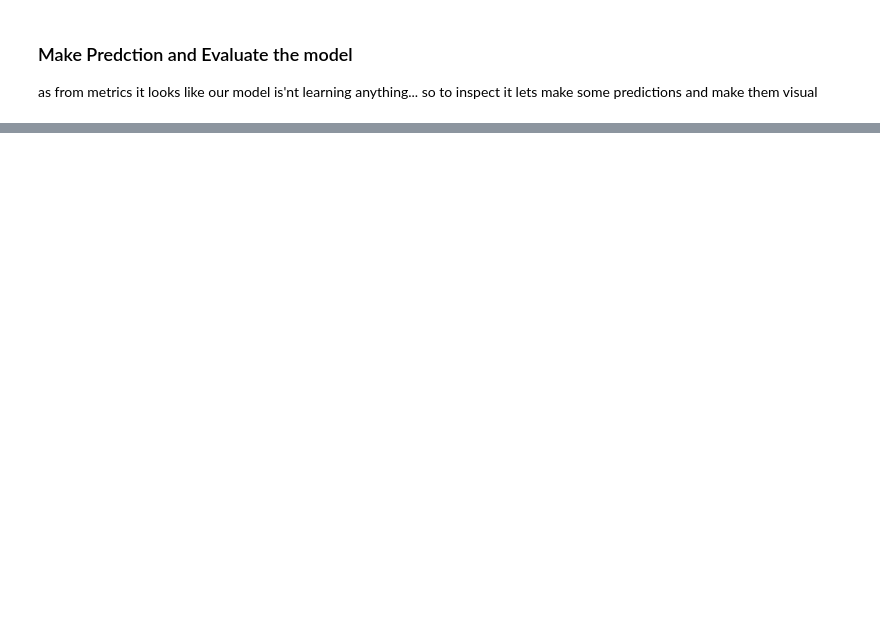
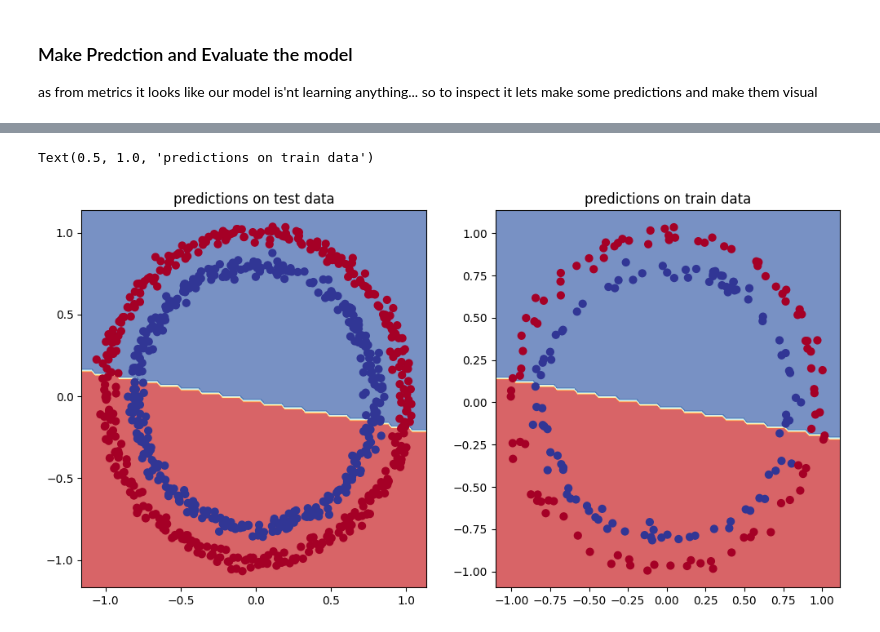
Before and after one commit to Ayushsan1/Pytorch-Implementation-and-Foundation, a Jupyter notebook: 02_NN_classification_with_pytorch.ipynb, the cells around one changed output, grey strips where cells are left out. Cells and saved outputs as stored; diff of their text form; code cells hidden in the pictures; blank space fills up the shorter version.

```diff
--- a/02_NN_classification_with_pytorch.ipynb
+++ b/02_NN_classification_with_pytorch.ipynb
@@ -317,7 +315,7 @@ tensor([1., 1., 1., 1., 1.], device='cuda:0')
 # %%
 torch.manual_seed(42)
 
-epochs =100
+epochs =1000
 X_train, y_train = X_train.to(device), y_train.to(device)
 X_test, y_test = X_test.to(device), y_test.to(device)
 
@@ -329,7 +327,7 @@ def accuracy_fn(y_true, y_pred):
 for epoch in range(epochs):
   model_0.train()
   #Forward Pass
-  y_logits = model_0(X_train).squeeze()
+  y_logits = model_0(X_train.to(device)).squeeze()
   y_pred = torch.round(torch.sigmoid(y_logits)) # sigmoid converts logits in prdction probabbilities
 
   #Calculate the loss
@@ -351,7 +349,7 @@ for epoch in range(epochs):
   model_0.eval()
   with torch.inference_mode():
     #1. forward pass
-    test_logits = model_0(X_test).squeeze()
+    test_logits = model_0(X_test.to(device)).squeeze()
     test_pred = torch.round(torch.sigmoid(test_logits))
     #test loss calculation
     test_loss = loss_fn(test_logits,
@@ -380,0 +402,14 @@ so to inspect it lets make some predictions and make them visual
+# %%
+#Plot decision boundary of the model
+import matplotlib.pyplot as plt
+plt.figure(figsize=(12, 6))
+plt.subplot(1, 2, 1)
+plt.title("Train")
+plot_decision_boundary(model_0, X_train, y_train)
+plt.title("predictions on test data")
+plt.subplot(1, 2, 2)
+plot_decision_boundary(model_0, X_test, y_test)
+plt.title("predictions on train data")
+# %% [output]
+Text(0.5, 1.0, 'predictions on train data')
+[figure, added]
```
Also changed, not shown: parts of 39 cells of this notebook.
